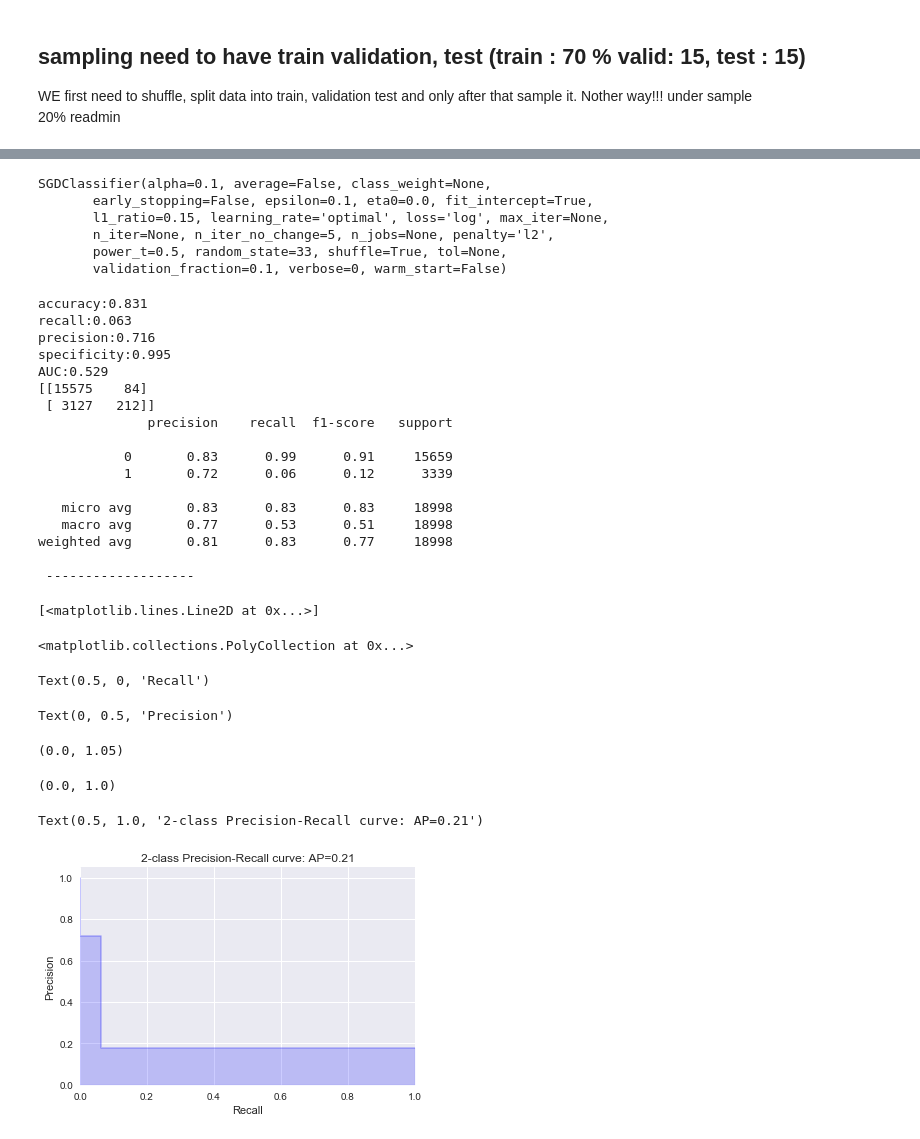
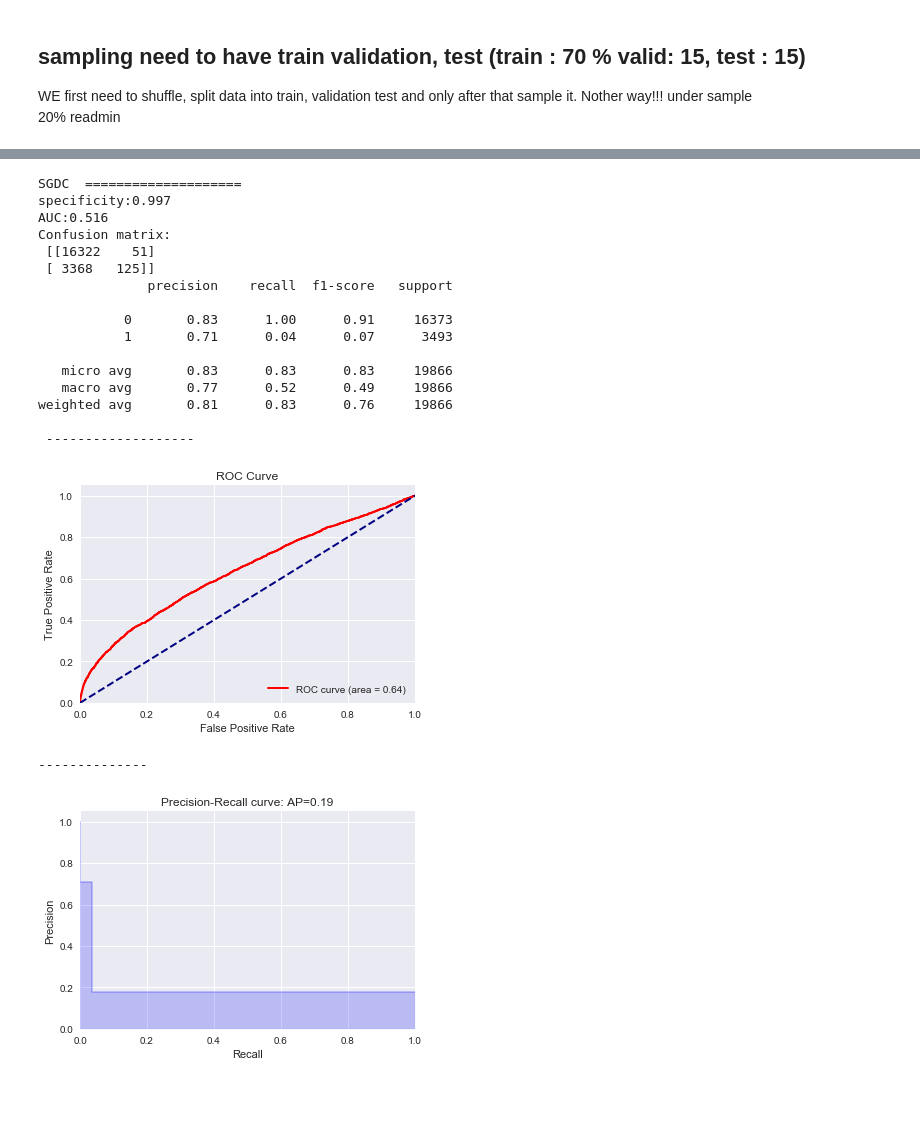
Before and after one commit to v2br/AI_study, a Jupyter notebook: unit3/capstone3.ipynb, the cells around one changed output, grey strips where cells are left out. Drawn from its saved outputs; the diff is of its cells as text; code cells hidden in the pictures; blank space fills up the shorter version.

```diff
--- a/unit3/capstone3.ipynb
+++ b/unit3/capstone3.ipynb
@@ -1013,35 +948,25 @@ weighted avg       0.78      0.82      0.77     18998
 # %%
 # stohastic Gradient Descent
 from sklearn.linear_model import SGDClassifier
 sgdc=SGDClassifier(loss = 'log',alpha = 0.1,random_state = 33)
-sgdc.fit(X_train, y_train)
-y_pred = sgdc.predict(X_test)
-y_train_preds = sgdc.predict_proba(X_train)[:,1]
-y_valid_preds = sgdc.predict_proba(X_test)[:,1]
-
-auc, accuracy, recall, precision, specificity = print_report( y_test,y_pred, thresh=0.5)
-model_results=dict(zip(['sgdc'],[ dict(zip(['auc' , 'accuracy','recall', 'precision', 'specificity'],[auc, accuracy , recall, precision, specificity ]))]))
+models_results['sgdc']=eval_model(name='SGDC', model=sgdc, X_train= X_sampled, y_train=y_sampled, X_test=X_test,y_test=y_test, treshold=0.5)
 # %% [output]
-SGDClassifier(alpha=0.1, average=False, class_weight=None,
-       early_stopping=False, epsilon=0.1, eta0=0.0, fit_intercept=True,
-       l1_ratio=0.15, learning_rate='optimal', loss='log', max_iter=None,
-       n_iter=None, n_iter_no_change=5, n_jobs=None, penalty='l2',
-       power_t=0.5, random_state=33, shuffle=True, tol=None,
-       validation_fraction=0.1, verbose=0, warm_start=False)
+SGDC  ====================
+specificity:0.997
+AUC:0.516
+Confusion matrix:
+ [[16322    51]
+ [ 3368   125]]
+              precision    recall  f1-score   support
+
+           0       0.83      1.00      0.91     16373
+           1       0.71      0.04      0.07      3493
+
+   micro avg       0.83      0.83      0.83     19866
+   macro avg       0.77      0.52      0.49     19866
+weighted avg       0.81      0.83      0.76     19866
+
+ -------------------
+[figure, added]
-accuracy:0.831
-recall:0.063
-precision:0.716
-specificity:0.995
-AUC:0.529
-[[15575    84]
- [ 3127   212]]
-              precision    recall  f1-score   support
-
-           0       0.83      0.99      0.91     15659
-           1       0.72      0.06      0.12      3339
-
-   micro avg       0.83      0.83      0.83     18998
-   macro avg       0.77      0.53      0.51     18998
-weighted avg       0.81      0.83      0.77     18998
-
- -------------------
+--------------
+[figure, added]
@@ -1050,27 +972,0 @@ weighted avg       0.81      0.83      0.77     18998
-# %%
-from sklearn.metrics import average_precision_score
-from sklearn.metrics import precision_recall_curve
-
-average_precision = average_precision_score(y_test, y_pred)
-precision, recall, _ = precision_recall_curve(y_test, y_pred)
-# In matplotlib < 1.5, plt.fill_between does not have a 'step' argument
-step_kwargs = ({'step': 'post'}    )
-plt.step(recall, precision, color='b', alpha=0.2,
-         where='post')
-plt.fill_between(recall, precision, alpha=0.2, color='b', **step_kwargs)
-
-plt.xlabel('Recall')
-plt.ylabel('Precision')
-plt.ylim([0.0, 1.05])
-plt.xlim([0.0, 1.0])
-plt.title('2-class Precision-Recall curve: AP={0:0.2f}'.format(
-          average_precision))
-# %% [output]
-[<matplotlib.lines.Line2D at 0x...>]
-<matplotlib.collections.PolyCollection at 0x...>
-Text(0.5, 0, 'Recall')
-Text(0, 0.5, 'Precision')
-(0.0, 1.05)
-(0.0, 1.0)
-Text(0.5, 1.0, '2-class Precision-Recall curve: AP=0.21')
-[figure, removed]
```
Also changed, not shown: parts of 31 cells of this notebook.
